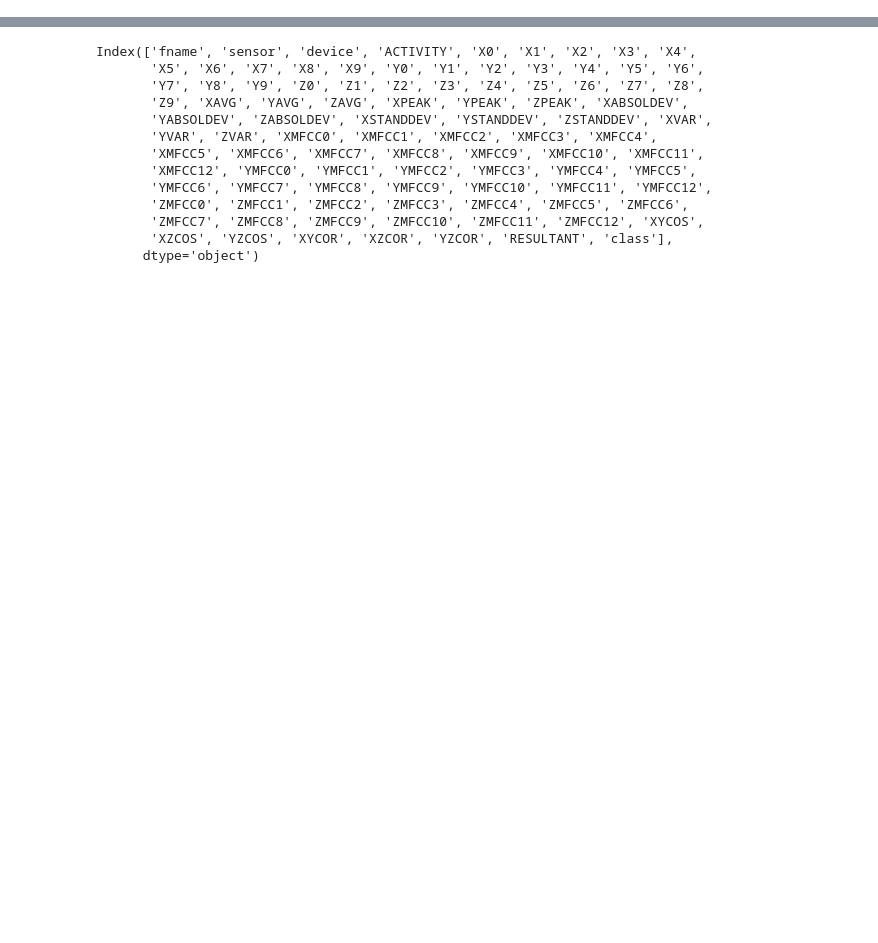
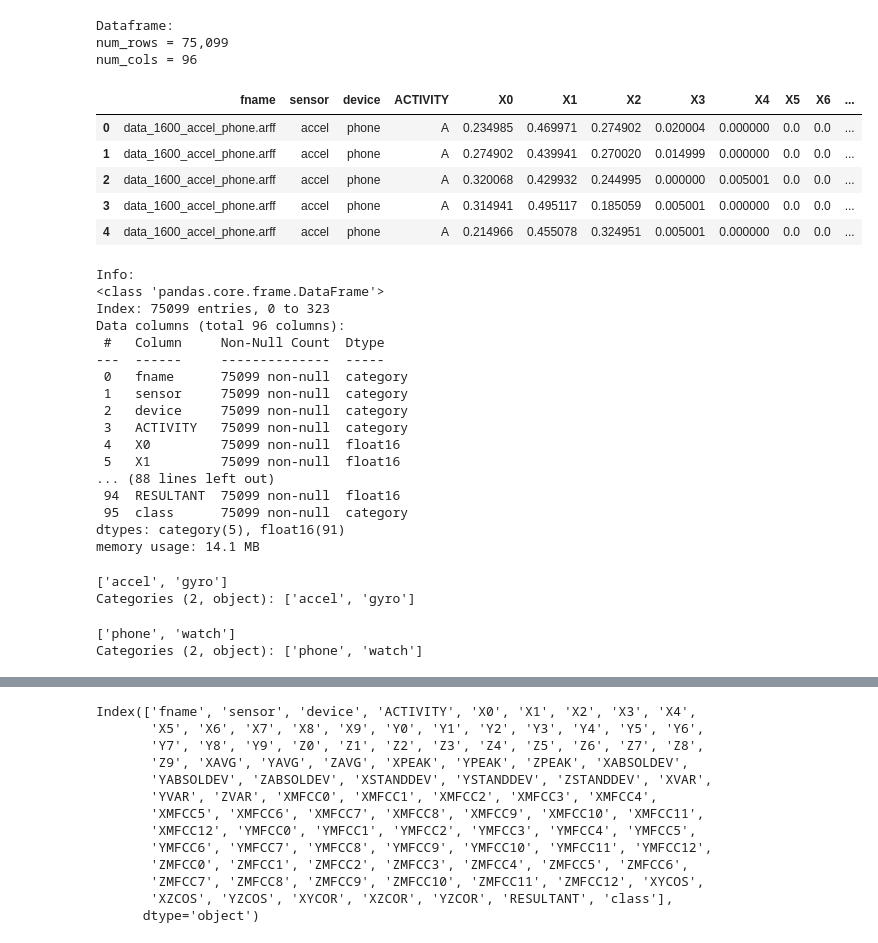
Before and after one commit to ariahosseini/TradML, a Jupyter notebook: SciKitLearn_02_ProjTwo_Supverised_Clf.ipynb, the cells around one changed output, grey strips where cells are left out. Cells and saved outputs as stored; diff of their text form; code cells hidden in the pictures; blank space fills up the shorter version.

```diff
--- a/SciKitLearn_02_ProjTwo_Supverised_Clf.ipynb
+++ b/SciKitLearn_02_ProjTwo_Supverised_Clf.ipynb
@@ -140,0 +157,39 @@ print(dfmain.device.unique())
+# %%
+display_df(df)
+# %% [output]
+Dataframe:
+num_rows = 75,099
+num_cols = 96
+|  | fname | sensor | device | ACTIVITY | X0 | X1 | X2 | X3 | X4 | X5 | X6 | ... |
+| 0 | data_1600_accel_phone.arff | accel | phone | A | 0.234985 | 0.469971 | 0.274902 | 0.020004 | 0.000000 | 0.0 | 0.0 | ... |
+| 1 | data_1600_accel_phone.arff | accel | phone | A | 0.274902 | 0.439941 | 0.270020 | 0.014999 | 0.000000 | 0.0 | 0.0 | ... |
+| 2 | data_1600_accel_phone.arff | accel | phone | A | 0.320068 | 0.429932 | 0.244995 | 0.000000 | 0.005001 | 0.0 | 0.0 | ... |
+| 3 | data_1600_accel_phone.arff | accel | phone | A | 0.314941 | 0.495117 | 0.185059 | 0.005001 | 0.000000 | 0.0 | 0.0 | ... |
+| 4 | data_1600_accel_phone.arff | accel | phone | A | 0.214966 | 0.455078 | 0.324951 | 0.005001 | 0.000000 | 0.0 | 0.0 | ... |
+Info:
+<class 'pandas.core.frame.DataFrame'>
+Index: 75099 entries, 0 to 323
+Data columns (total 96 columns):
+ #   Column     Non-Null Count  Dtype
+---  ------     --------------  -----
+ 0   fname      75099 non-null  category
+ 1   sensor     75099 non-null  category
+ 2   device     75099 non-null  category
+ 3   ACTIVITY   75099 non-null  category
+ 4   X0         75099 non-null  float16
+ 5   X1         75099 non-null  float16
+... (88 lines left out)
+ 94  RESULTANT  75099 non-null  float16
+ 95  class      75099 non-null  category
+dtypes: category(5), float16(91)
+memory usage: 14.1 MB
+# %%
+df.sensor.unique()
+# %% [output]
+['accel', 'gyro']
+Categories (2, object): ['accel', 'gyro']
+# %%
+df.device.unique()
+# %% [output]
+['phone', 'watch']
+Categories (2, object): ['phone', 'watch']
```
Also changed, not shown: parts of 32 cells of this notebook.
